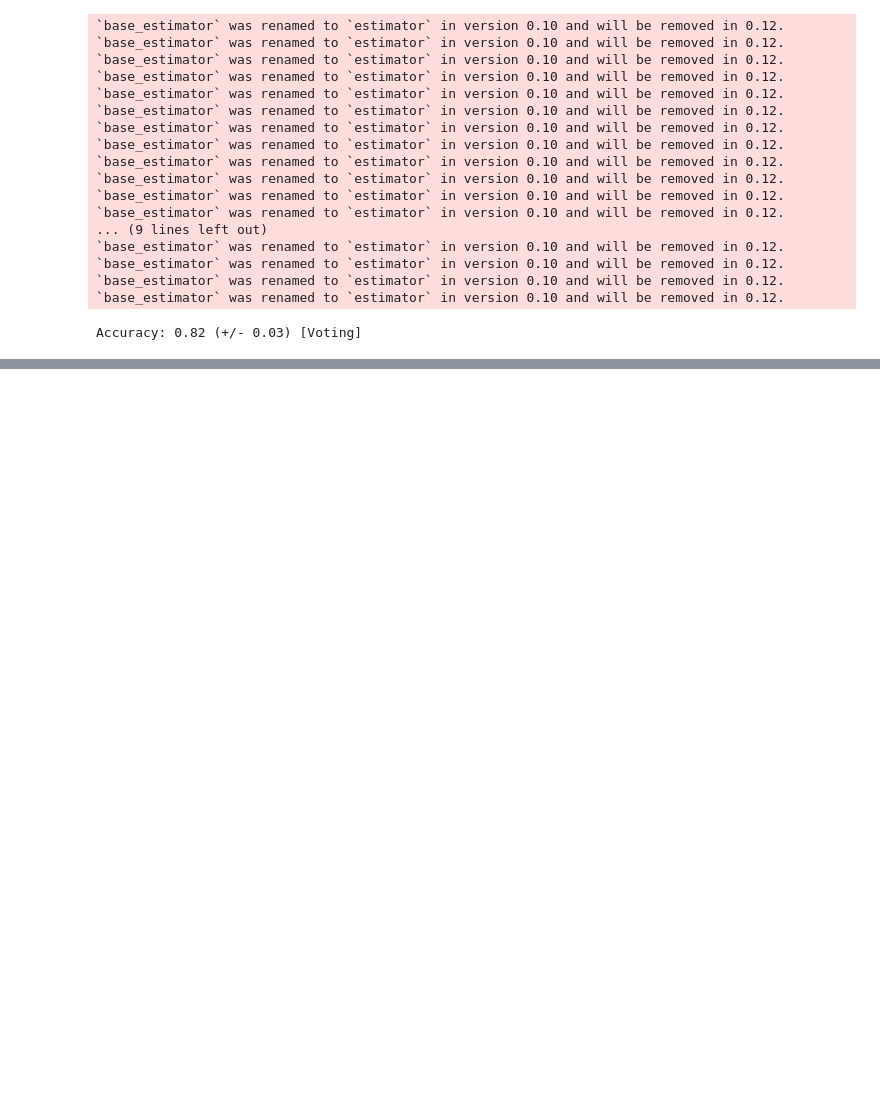
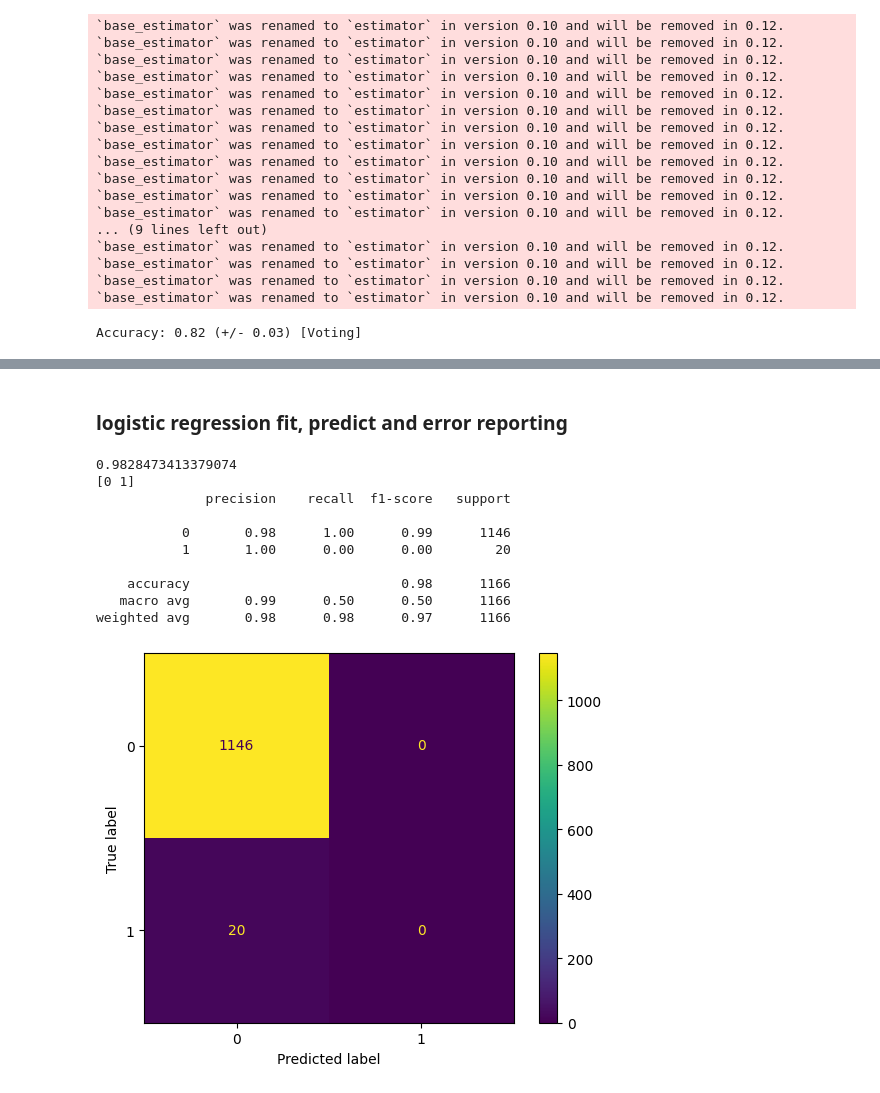
Before and after one commit to stefanbund/grus-code, a Jupyter notebook: ver5-ordinal-binning-grid-searches/4 -- SMOTE data, binary bins no cluster/build_SMOTE.ipynb, the cells around one changed output, grey strips where cells are left out. Drawn from its saved outputs; the diff is of its cells as text; code cells hidden in the pictures; blank space fills up the shorter version.

```diff
--- a/ver5-ordinal-binning-grid-searches/4 -- SMOTE data, binary bins no cluster/build_SMOTE.ipynb
+++ b/ver5-ordinal-binning-grid-searches/4 -- SMOTE data, binary bins no cluster/build_SMOTE.ipynb
@@ -332,0 +381,28 @@ Accuracy: 0.82 (+/- 0.03) [Voting]
+# %% [markdown]
+### logistic regression fit, predict and error reporting
+# %%
+logreg = LogisticRegression(C=0.1, multi_class='ovr', penalty='l2', random_state=42)
+logreg.fit(X_train_scaled, y_train)
+
+y_pred_lr = logreg.predict(X_test)
+
+accuracy_lr = accuracy_score(y_test, y_pred_lr)
+print(accuracy_lr)
+
+labels_ = m2_pipeline['label'].unique()
+print(labels_)
+ConfusionMatrixDisplay.from_predictions(y_test, y_pred_lr, labels=labels_)
+
+print(classification_report(y_test, y_pred_lr,zero_division=1))
+# %% [output]
+0.9828473413379074
+[0 1]
+              precision    recall  f1-score   support
+
+           0       0.98      1.00      0.99      1146
+           1       1.00      0.00      0.00        20
+
+    accuracy                           0.98      1166
+   macro avg       0.99      0.50      0.50      1166
+weighted avg       0.98      0.98      0.97      1166
+[figure, added]
```
Also changed, not shown: parts of 15 cells of this notebook.
